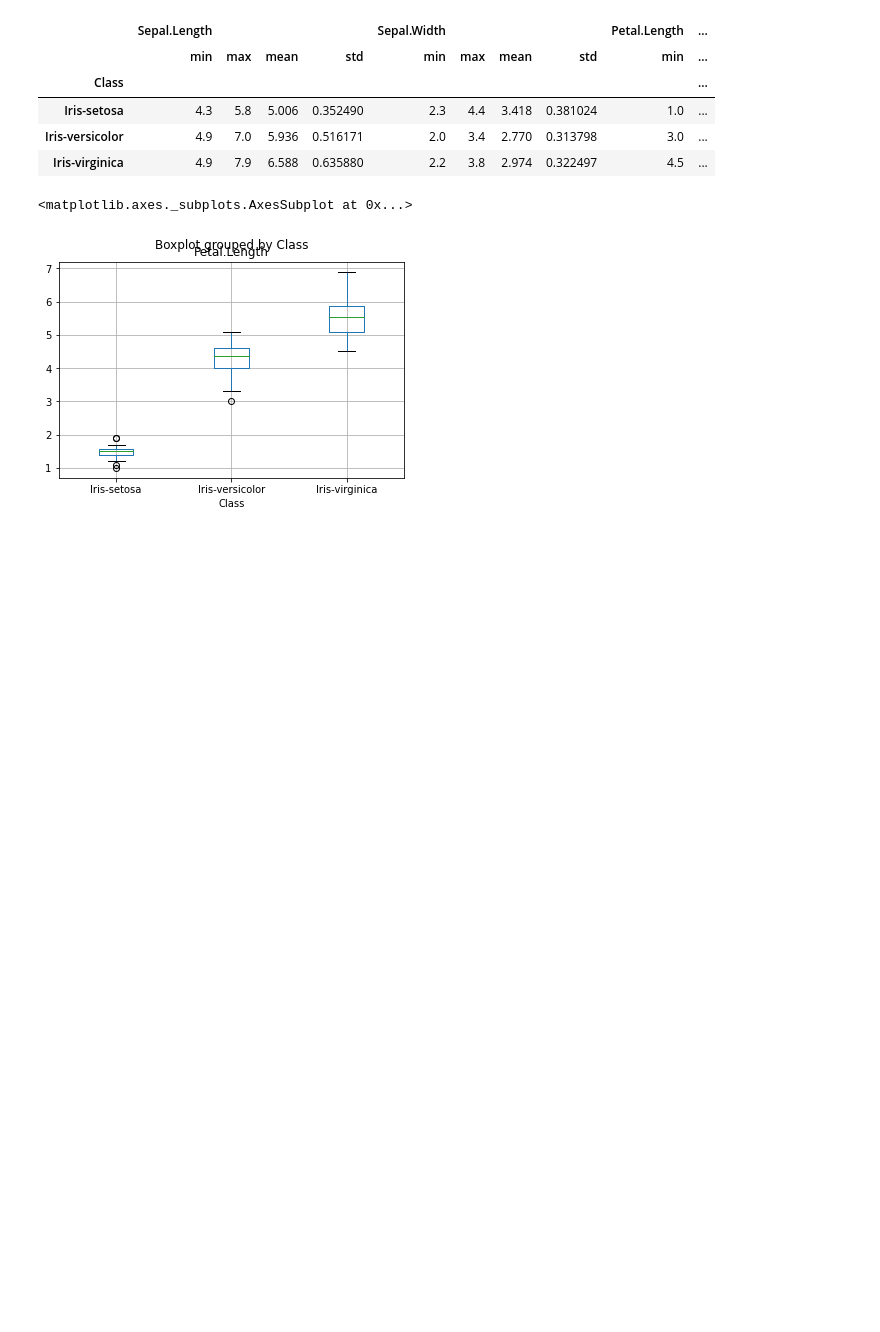
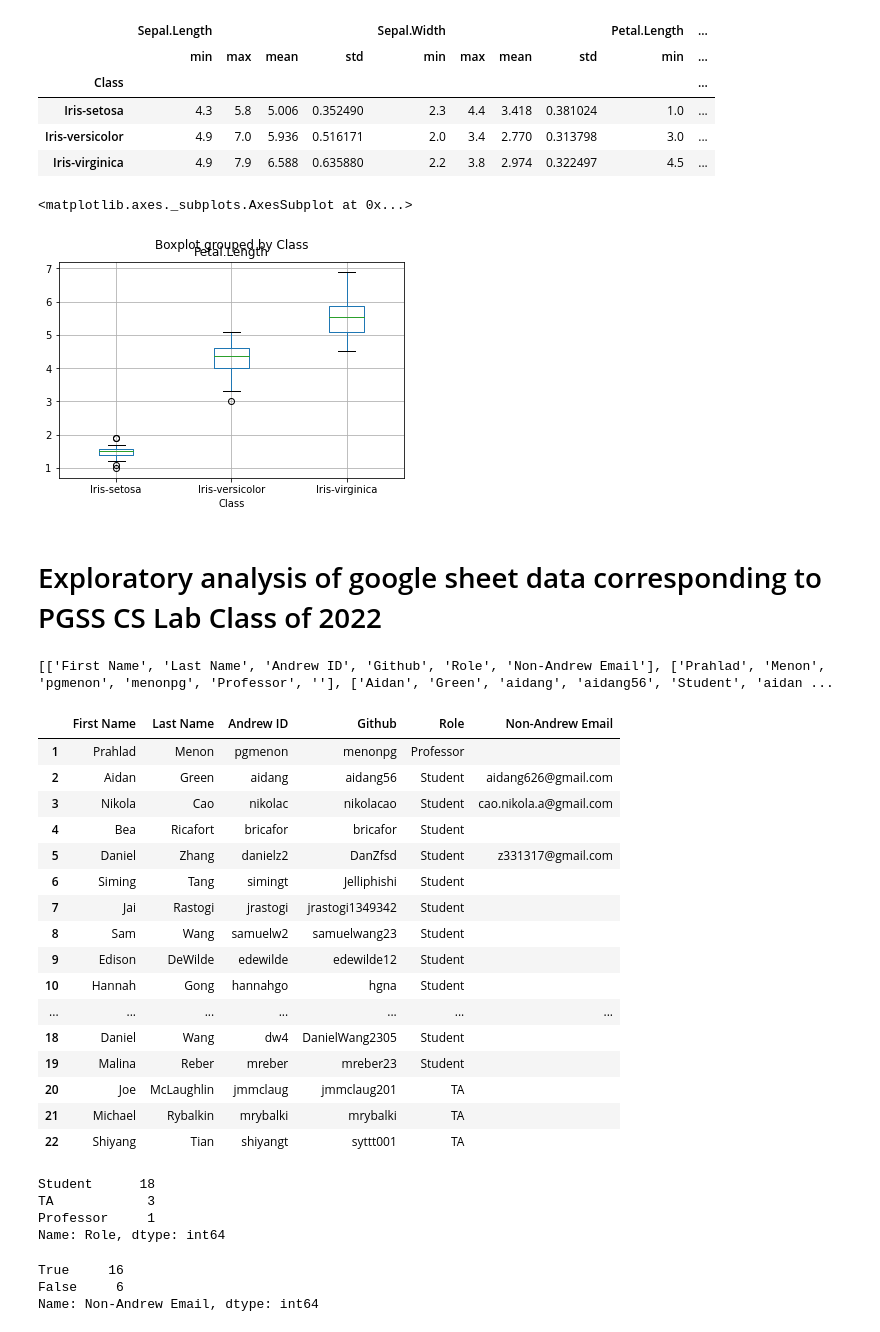
Before and after one commit to jmmclaug201/PGSS2022, a Jupyter notebook: Lab01/TestNoteBook.ipynb, the cells around one changed output. Saved outputs shown, nothing was run; the diff lists cells and outputs as text; code cells hidden in the pictures; blank space fills up the shorter version.

```diff
--- a/Lab01/TestNoteBook.ipynb
+++ b/Lab01/TestNoteBook.ipynb
@@ -127,3 +129,67 @@ df2.boxplot('Petal.Length', 'Class')
 # %% [output]
 <matplotlib.axes._subplots.AxesSubplot at 0x...>
 [figure]
+# %% [markdown]
+# Exploratory analysis of google sheet data corresponding to PGSS CS Lab Class of 2022
+# %%
+from google.colab import auth
+auth.authenticate_user()
+
+import gspread
+from google.auth import default
+creds, _ = default()
+
+gc = gspread.authorize(creds)
+
+worksheet = gc.open('PGSS 2022 CS Lab Class ').sheet1
+
+# get_all_values gives a list of rows.
+rows = worksheet.get_all_values()
+print(rows)
+
+# Convert to a DataFrame and render.
+import pandas as pd
+myClassData = pd.DataFrame.from_records(rows)
+
+# Include 2nd Row and Beyond, All Columns
+myClassData = myClassData.iloc[1:,:]
+
+# Rename Table Columns
+myClassData.columns = ["First Name",	"Last Name", "Andrew ID",	"Github",	"Role",	"Non-Andrew Email"]
+myClassData
+# %% [output]
+[['First Name', 'Last Name', 'Andrew ID', 'Github', 'Role', 'Non-Andrew Email'], ['Prahlad', 'Menon', 'pgmenon', 'menonpg', 'Professor', ''], ['Aidan', 'Green', 'aidang', 'aidang56', 'Student', 'aidan ...
+|  | First Name | Last Name | Andrew ID | Github | Role | Non-Andrew Email |
+| 1 | Prahlad | Menon | pgmenon | menonpg | Professor |  |
+| 2 | Aidan | Green | aidang | aidang56 | Student | aidang626@gmail.com |
+| 3 | Nikola | Cao | nikolac | nikolacao | Student | cao.nikola.a@gmail.com |
+| 4 | Bea | Ricafort | bricafor | bricafor | Student |  |
+| 5 | Daniel | Zhang | danielz2 | DanZfsd | Student | z331317@gmail.com |
+| 6 | Siming | Tang | simingt | Jelliphishi | Student |  |
+| 7 | Jai | Rastogi | jrastogi | jrastogi1349342 | Student |  |
+| 8 | Sam | Wang | samuelw2 | samuelwang23 | Student |  |
+| 9 | Edison | DeWilde | edewilde | edewilde12 | Student |  |
+| 10 | Hannah | Gong | hannahgo | hgna | Student |  |
+| ... | ... | ... | ... | ... | ... | ... |
+| 18 | Daniel | Wang | dw4 | DanielWang2305 | Student |  |
+| 19 | Malina | Reber | mreber | mreber23 | Student |  |
+| 20 | Joe | McLaughlin | jmmclaug | jmmclaug201 | TA |  |
+| 21 | Michael | Rybalkin | mrybalki | mrybalki | TA |  |
+| 22 | Shiyang | Tian | shiyangt | syttt001 | TA |  |
+# %%
+myClassData['Role'].value_counts()
+# %% [output]
+Student      18
+TA            3
+Professor     1
+Name: Role, dtype: int64
+# %%
+import numpy as np
+
+myClassData['Non-Andrew Email'][myClassData['Non-Andrew Email']==""] = np.nan
+
+myClassData['Non-Andrew Email'].isna().value_counts()
+# %% [output]
+True     16
+False     6
+Name: Non-Andrew Email, dtype: int64
```
Also changed, not shown: parts of 5 cells of this notebook.
